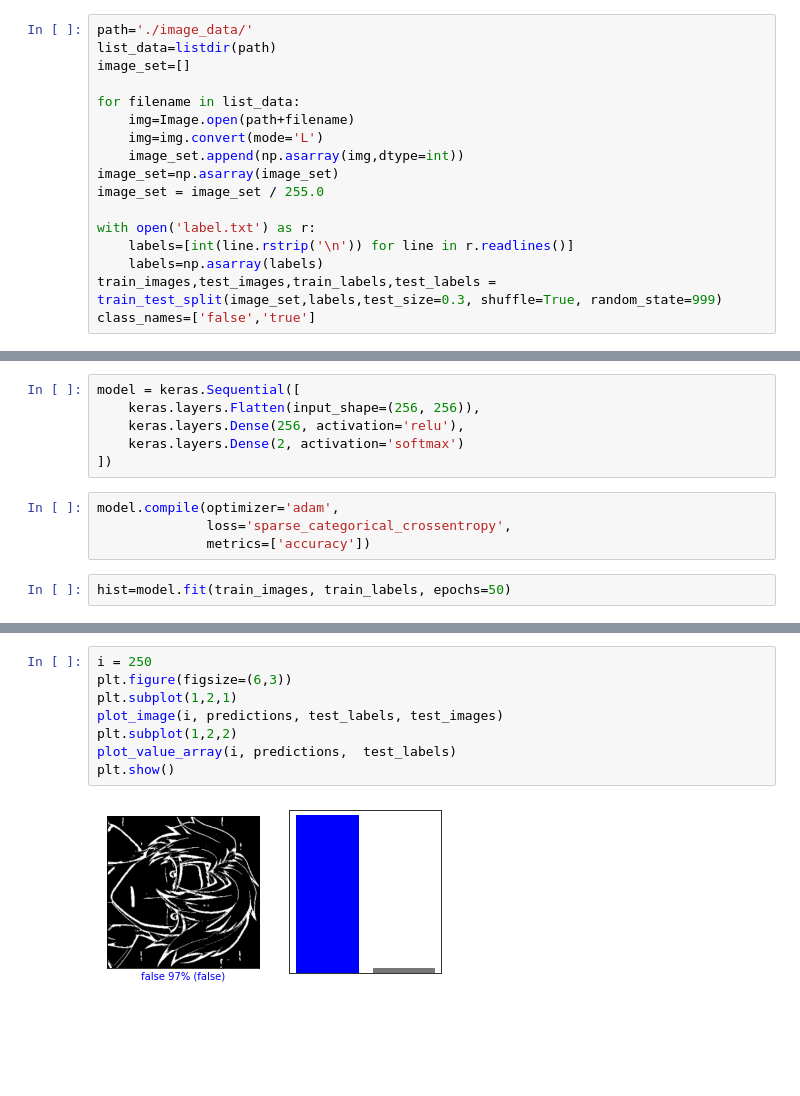
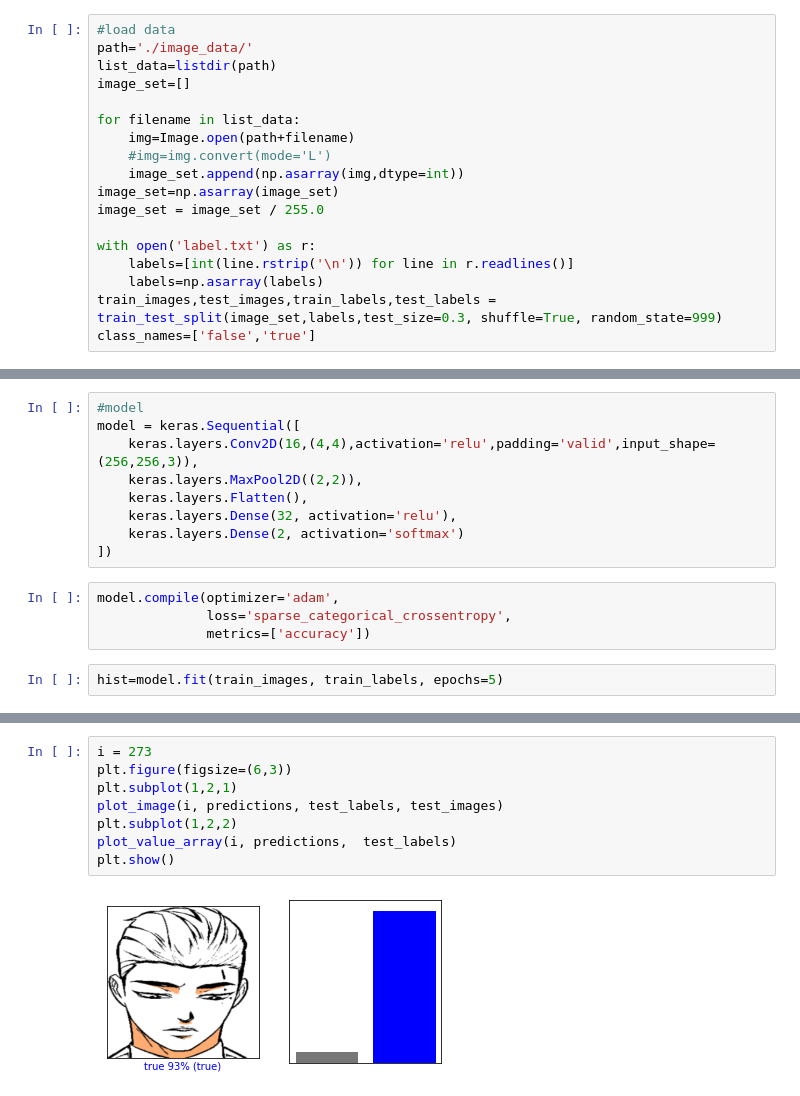
Before and after one commit to farka-k/SSAC-2-2, a Jupyter notebook: preprocess/ex01.ipynb, the cells around one changed output, grey strips where cells are left out. Saved outputs shown, nothing was run; the diff lists cells and outputs as text; blank space fills up the shorter version.

Commit message:
add conv layer

```diff
--- a/preprocess/ex01.ipynb
+++ b/preprocess/ex01.ipynb
@@ -13,13 +13,14 @@ print(tf.__version__)
 # %% [output]
 2.4.1
 # %%
+#load data
 path='./image_data/'
 list_data=listdir(path)
 image_set=[]
 
 for filename in list_data:
     img=Image.open(path+filename)
-    img=img.convert(mode='L')
+    #img=img.convert(mode='L')
     image_set.append(np.asarray(img,dtype=int))
 image_set=np.asarray(image_set)
 image_set = image_set / 255.0
@@ -36,7 +37,10 @@ print(train_images.shape,test_images.shape,train_labels.shape,test_labels.shape)
 # %%
+#model
 model = keras.Sequential([
-    keras.layers.Flatten(input_shape=(256, 256)),
-    keras.layers.Dense(256, activation='relu'),
+    keras.layers.Conv2D(16,(4,4),activation='relu',padding='valid',input_shape=(256,256,3)),
+    keras.layers.MaxPool2D((2,2)),
+    keras.layers.Flatten(),
+    keras.layers.Dense(32, activation='relu'),
     keras.layers.Dense(2, activation='softmax')
 ])
 # %%
@@ -44,5 +48,5 @@ model.compile(optimizer='adam',
               loss='sparse_categorical_crossentropy',
               metrics=['accuracy'])
 # %%
-hist=model.fit(train_images, train_labels, epochs=50)
+hist=model.fit(train_images, train_labels, epochs=5)
 # %% [output]
@@ -137,10 +158,10 @@ plt.show()
 # %%
-i = 250
+i = 273
 plt.figure(figsize=(6,3))
 plt.subplot(1,2,1)
 plot_image(i, predictions, test_labels, test_images)
 plt.subplot(1,2,2)
 plot_value_array(i, predictions,  test_labels)
 plt.show()
 # %% [output]
-[figure, old version]
+[figure, new version]
```
Also changed, not shown: parts of 8 cells of this notebook.
